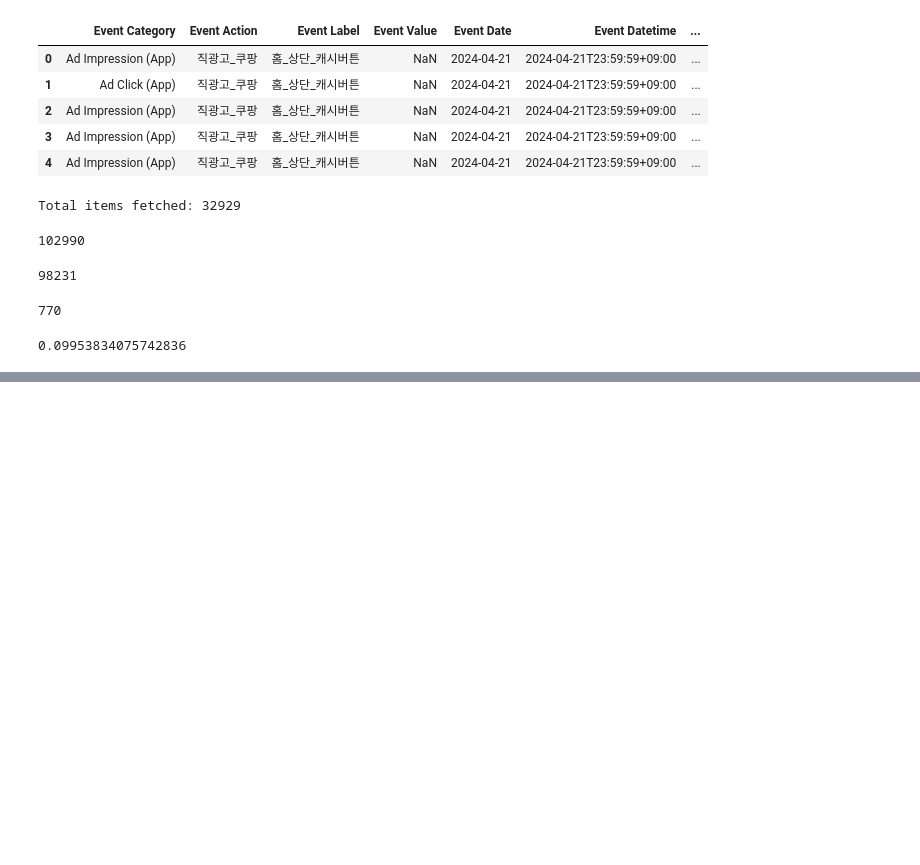
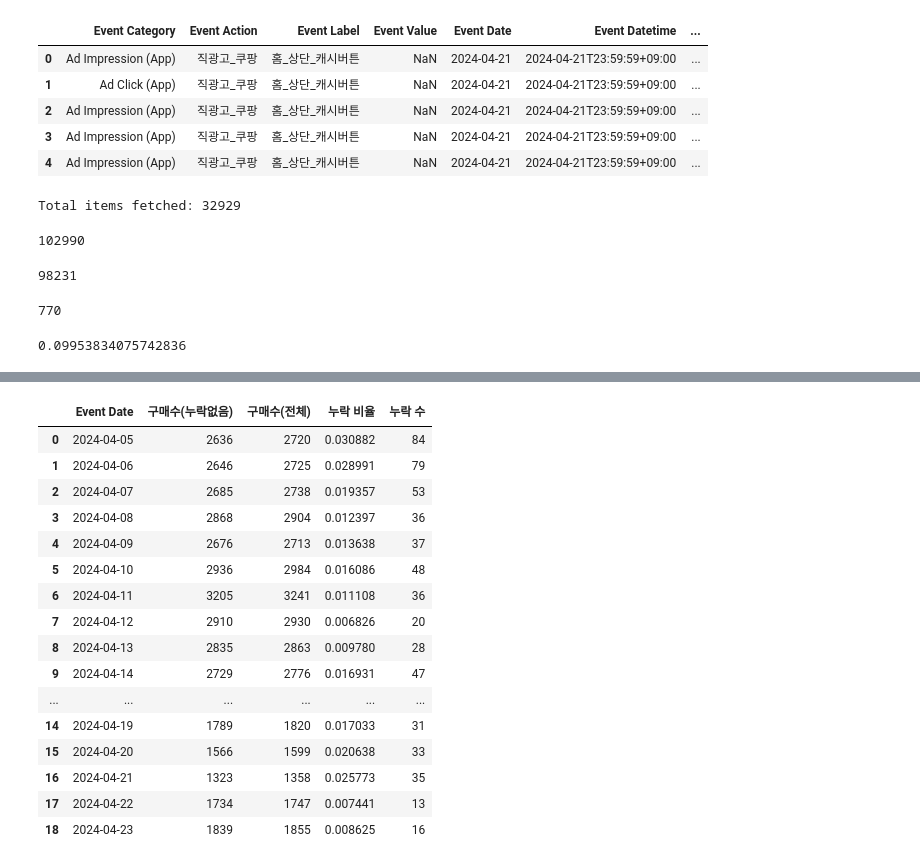
Before and after one commit to skadudd/bayes-ABtest, a Jupyter notebook: cp_test/cp_tst_click.ipynb, the cells around one changed output, grey strips where cells are left out. Saved outputs shown, nothing was run; the diff lists cells and outputs as text; code cells hidden in the pictures; blank space fills up the shorter version.

```diff
--- a/cp_test/cp_tst_click.ipynb
+++ b/cp_test/cp_tst_click.ipynb
@@ -148,0 +135,4 @@ memory usage: 272.6+ MB
+# %%
+df = pd.read_csv('./coupang_0401_0423.csv')
+df = df.query('`Event Date`>"2024-04-04"')
+df.groupby('User ID')['User ID'].nunique()
@@ -148,0 +153,27 @@ memory usage: 272.6+ MB
+# %%
+non_result = df.groupby('Event Date').agg({'User ID':['count','size']})
+non_result.columns = non_result.columns[1]
+non_result.columns = ['구매수(누락없음)','구매수(전체)']
+
+non_result = non_result.reset_index()
+non_result['누락 비율'] = 1- non_result['구매수(누락없음)'] / non_result['구매수(전체)']
+non_result['누락 수'] = non_result['구매수(전체)'] - non_result['구매수(누락없음)']
+non_result
+# %% [output]
+|  | Event Date | 구매수(누락없음) | 구매수(전체) | 누락 비율 | 누락 수 |
+| 0 | 2024-04-05 | 2636 | 2720 | 0.030882 | 84 |
+| 1 | 2024-04-06 | 2646 | 2725 | 0.028991 | 79 |
+| 2 | 2024-04-07 | 2685 | 2738 | 0.019357 | 53 |
+| 3 | 2024-04-08 | 2868 | 2904 | 0.012397 | 36 |
+| 4 | 2024-04-09 | 2676 | 2713 | 0.013638 | 37 |
+| 5 | 2024-04-10 | 2936 | 2984 | 0.016086 | 48 |
+| 6 | 2024-04-11 | 3205 | 3241 | 0.011108 | 36 |
+| 7 | 2024-04-12 | 2910 | 2930 | 0.006826 | 20 |
+| 8 | 2024-04-13 | 2835 | 2863 | 0.009780 | 28 |
+| 9 | 2024-04-14 | 2729 | 2776 | 0.016931 | 47 |
+| ... | ... | ... | ... | ... | ... |
+| 14 | 2024-04-19 | 1789 | 1820 | 0.017033 | 31 |
+| 15 | 2024-04-20 | 1566 | 1599 | 0.020638 | 33 |
+| 16 | 2024-04-21 | 1323 | 1358 | 0.025773 | 35 |
+| 17 | 2024-04-22 | 1734 | 1747 | 0.007441 | 13 |
+| 18 | 2024-04-23 | 1839 | 1855 | 0.008625 | 16 |
```
Also changed, not shown: parts of 11 cells of this notebook, 5 other files.
